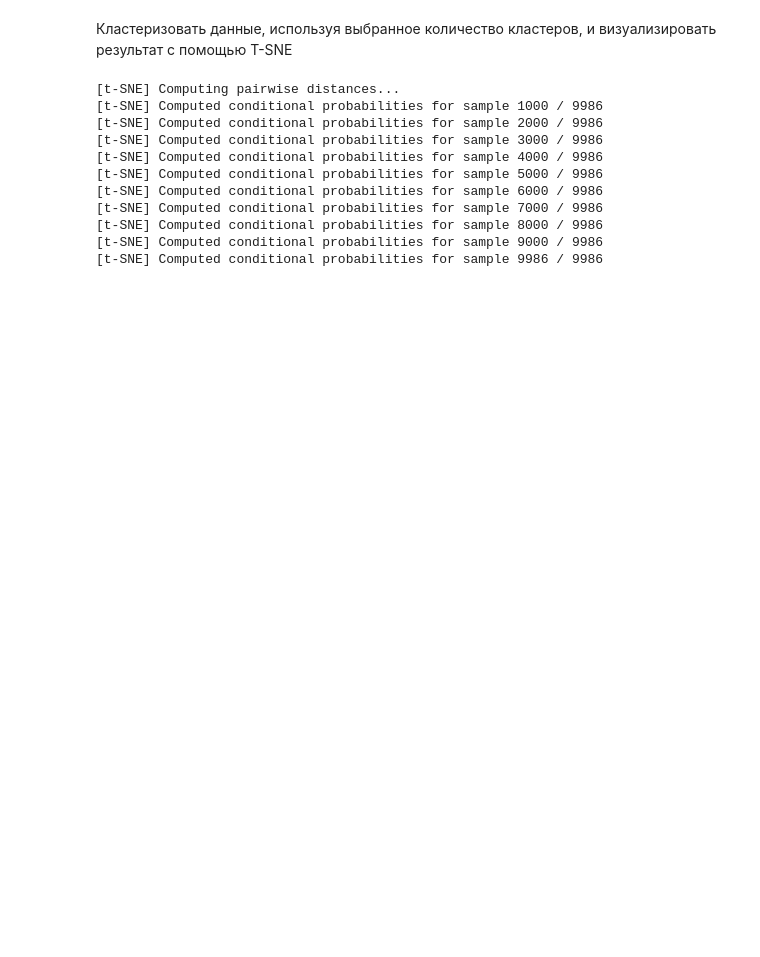
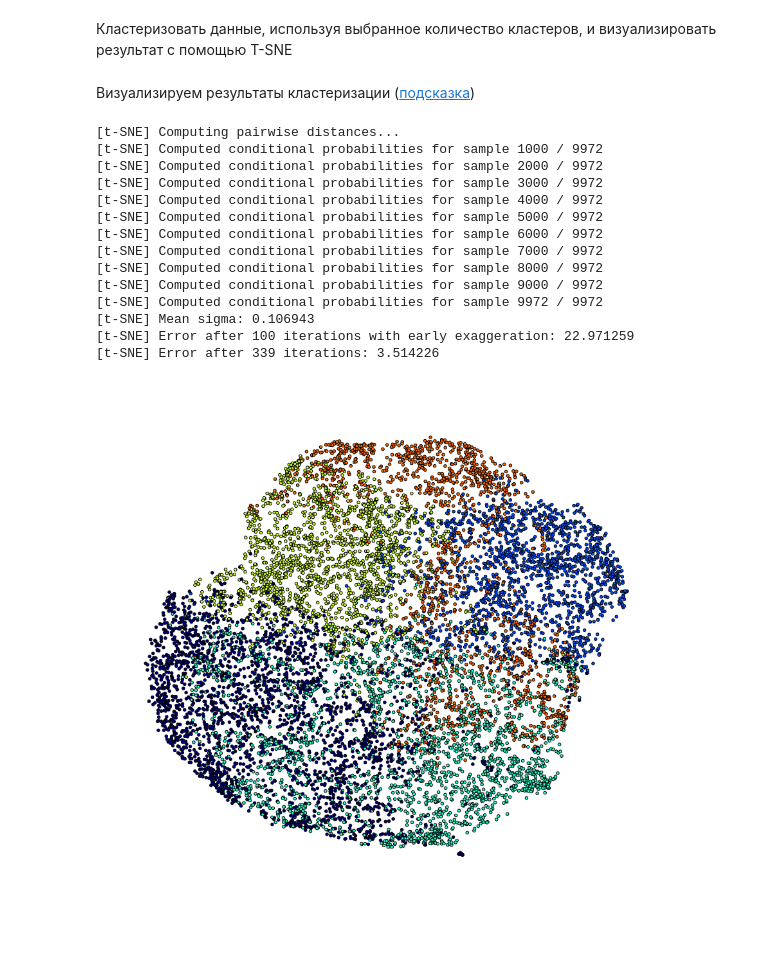
Before and after one commit to anokhin/sfera-dm, a Jupyter notebook: iter3/project/homework-3.ipynb, the cells around one changed output. Saved outputs shown, nothing was run; the diff lists cells and outputs as text; code cells hidden in the pictures; blank space fills up the shorter version.

```diff
--- a/iter3/project/homework-3.ipynb
+++ b/iter3/project/homework-3.ipynb
@@ -73,26 +77,28 @@ pl.show()
+# %% [markdown]
+Визуализируем результаты кластеризации ([подсказка](http://anokhin.github.io/img/hw3_tsne-kmeans.png))
 # %%
-k = 5
-cls = Clustering(k)
-y = cls.fit_predict(x)
-
-tsne = sm.TSNE(n_components=2, verbose=1, n_iter=200)
+tsne = sm.TSNE(n_components=2, verbose=1, n_iter=1000)
 z = tsne.fit_transform(x)
 
-# Get colors
+# Color map
 cm = pl.get_cmap('jet')
-colors = map(lambda c: cm(1.0 * c / k), y)
-
-pl.scatter(z[:, 0], z[:, 1], c=colors)
+pl.figure(figsize=(15, 15))
+pl.scatter(z[:, 0], z[:, 1], c=map(lambda c: cm(1.0 * c / k), y))
+pl.axis('off')
 pl.show()
 # %% [output]
 [t-SNE] Computing pairwise distances...
-[t-SNE] Computed conditional probabilities for sample 1000 / 9986
-[t-SNE] Computed conditional probabilities for sample 2000 / 9986
-[t-SNE] Computed conditional probabilities for sample 3000 / 9986
-[t-SNE] Computed conditional probabilities for sample 4000 / 9986
-[t-SNE] Computed conditional probabilities for sample 5000 / 9986
-[t-SNE] Computed conditional probabilities for sample 6000 / 9986
-[t-SNE] Computed conditional probabilities for sample 7000 / 9986
-[t-SNE] Computed conditional probabilities for sample 8000 / 9986
-[t-SNE] Computed conditional probabilities for sample 9000 / 9986
-[t-SNE] Computed conditional probabilities for sample 9986 / 9986
+[t-SNE] Computed conditional probabilities for sample 1000 / 9972
+[t-SNE] Computed conditional probabilities for sample 2000 / 9972
+[t-SNE] Computed conditional probabilities for sample 3000 / 9972
+[t-SNE] Computed conditional probabilities for sample 4000 / 9972
+[t-SNE] Computed conditional probabilities for sample 5000 / 9972
+[t-SNE] Computed conditional probabilities for sample 6000 / 9972
+[t-SNE] Computed conditional probabilities for sample 7000 / 9972
+[t-SNE] Computed conditional probabilities for sample 8000 / 9972
+[t-SNE] Computed conditional probabilities for sample 9000 / 9972
+[t-SNE] Computed conditional probabilities for sample 9972 / 9972
+[t-SNE] Mean sigma: 0.106943
+[t-SNE] Error after 100 iterations with early exaggeration: 22.971259
+[t-SNE] Error after 339 iterations: 3.514226
+[figure, added]
```
Also changed, not shown: parts of 4 cells of this notebook, 6 other files.
